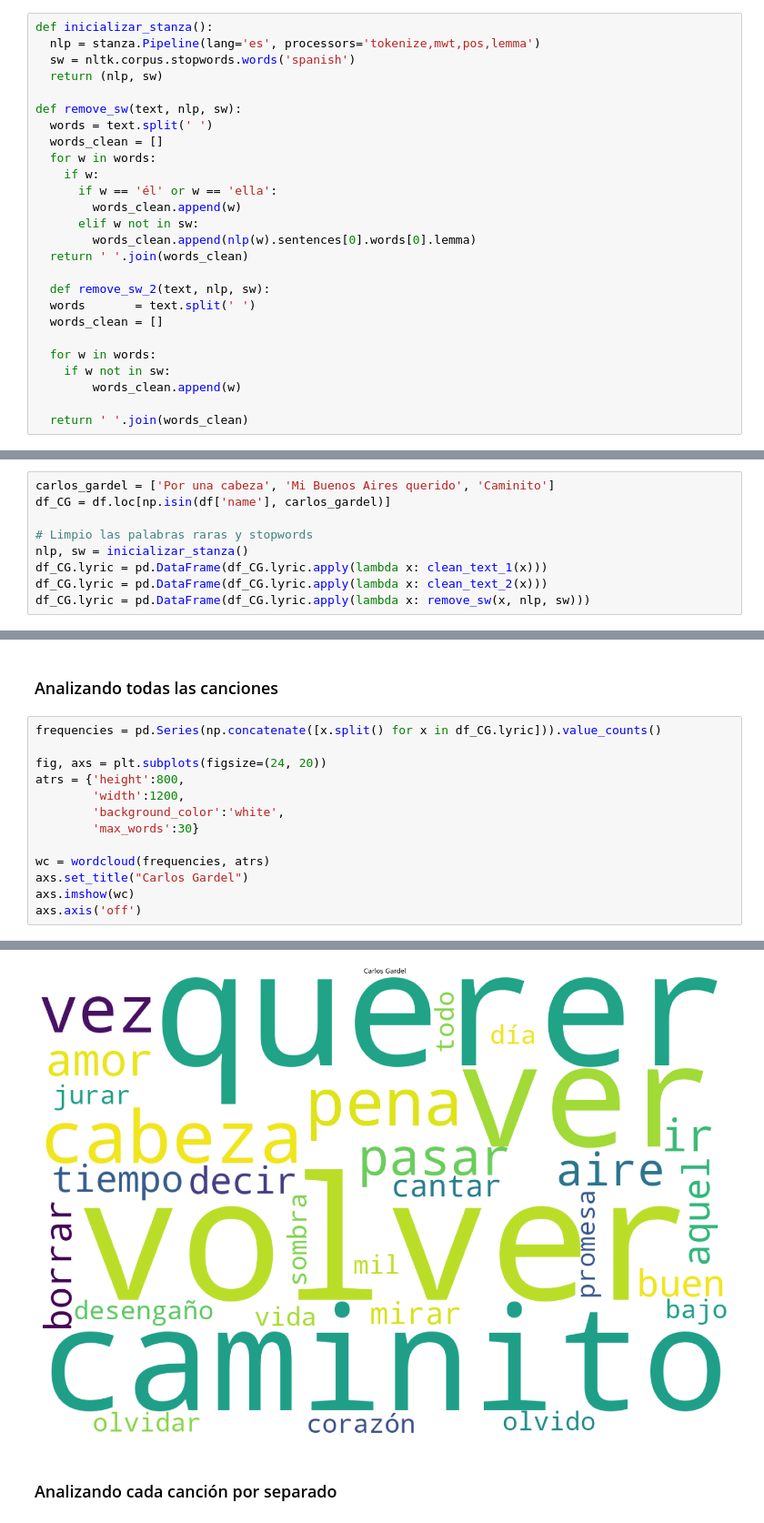
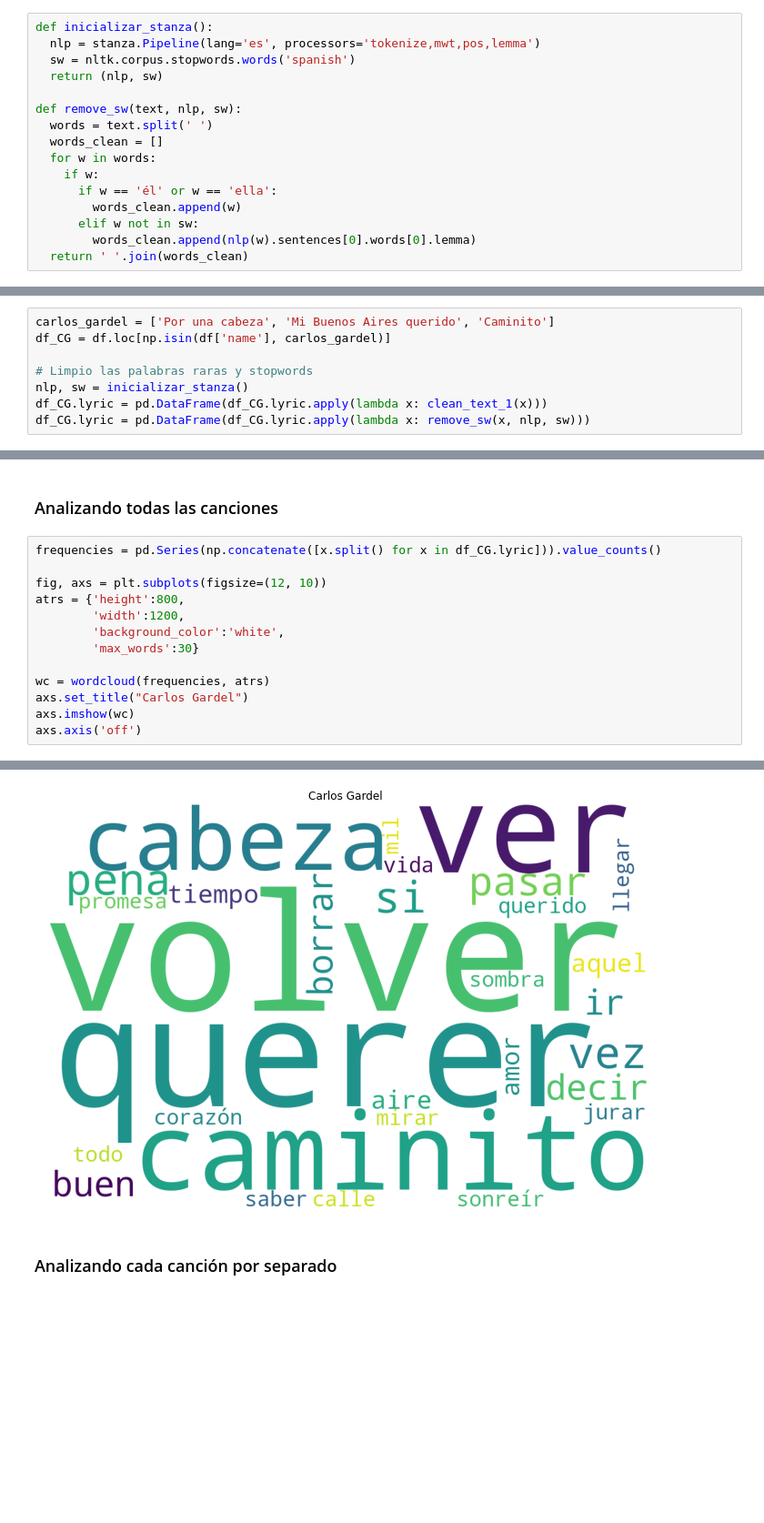
Before and after one commit to lfernandezs/WordEmbeddingsTango, a Jupyter notebook: TP_Final_Labo_de_Datos.ipynb, the cells around one changed output, grey strips where cells are left out. Shown at 91% size. Cells and saved outputs as stored; diff of their text form; blank space fills up the shorter version.

```diff
--- a/TP_Final_Labo_de_Datos.ipynb
+++ b/TP_Final_Labo_de_Datos.ipynb
@@ -102,16 +110,6 @@ def remove_sw(text, nlp, sw):
       elif w not in sw:
         words_clean.append(nlp(w).sentences[0].words[0].lemma)
   return ' '.join(words_clean)
-
-  def remove_sw_2(text, nlp, sw):
-  words       = text.split(' ')
-  words_clean = []
-
-  for w in words:
-    if w not in sw:
-        words_clean.append(w)
-
-  return ' '.join(words_clean)
 # %% [markdown]
 ## Bigramas
 # %%
@@ -731,5 +721,4 @@ df_CG = df.loc[np.isin(df['name'], carlos_gardel)]
 # Limpio las palabras raras y stopwords
 nlp, sw = inicializar_stanza()
 df_CG.lyric = pd.DataFrame(df_CG.lyric.apply(lambda x: clean_text_1(x)))
-df_CG.lyric = pd.DataFrame(df_CG.lyric.apply(lambda x: clean_text_2(x)))
 df_CG.lyric = pd.DataFrame(df_CG.lyric.apply(lambda x: remove_sw(x, nlp, sw)))
@@ -756,19 +727,19 @@ See the caveats in the documentation: https://pandas.pydata.org/pandas-docs/stab
 # %%
 frequencies = pd.Series(np.concatenate([x.split() for x in df_CG.lyric])).value_counts()
 
-fig, axs = plt.subplots(figsize=(24, 20))
+fig, axs = plt.subplots(figsize=(12, 10))
 atrs = {'height':800,
         'width':1200,
         'background_color':'white',
         'max_words':30}
 
 wc = wordcloud(frequencies, atrs)
 axs.set_title("Carlos Gardel")
 axs.imshow(wc)
 axs.axis('off')
 # %% [output]
 (-0.5, 1199.5, 799.5, -0.5)
-[figure, old version]
+[figure, new version]
 # %% [markdown]
 ### Analizando cada canción por separado
 # %%
```
Also changed, not shown: parts of 38 cells of this notebook.
